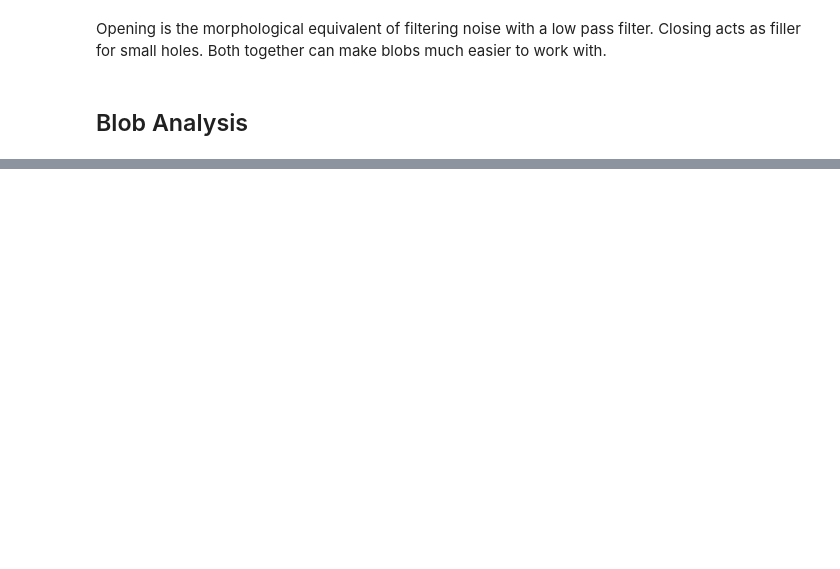
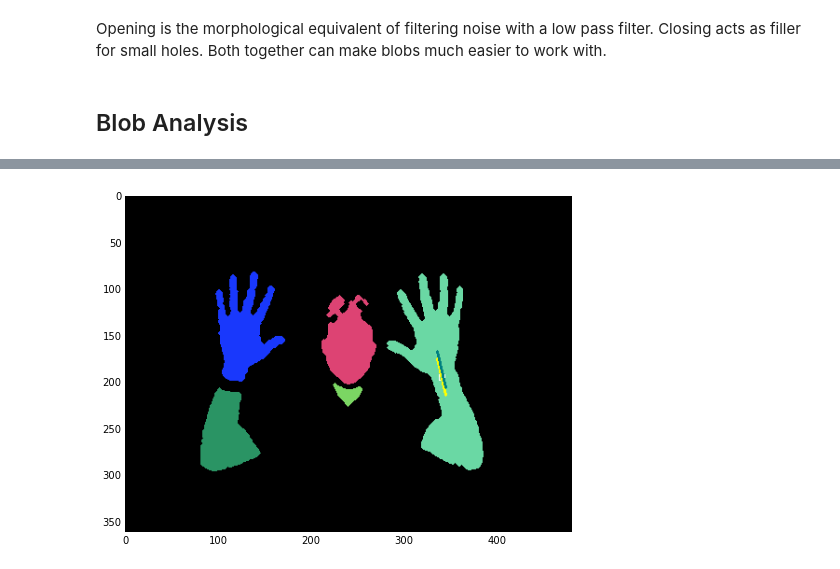
Before and after one commit to chengoldberg/xtr3d-challenge, a Jupyter notebook: notebooks/blob_analysis.ipynb, the cells around one changed output, grey strips where cells are left out. Saved outputs shown, nothing was run; the diff lists cells and outputs as text; code cells hidden in the pictures; blank space fills up the shorter version.

```diff
--- a/notebooks/blob_analysis.ipynb
+++ b/notebooks/blob_analysis.ipynb
@@ -88,0 +216,16 @@ Opening is the morphological equivalent of filtering noise with a low pass filte
+# %%
+pixel_points = pnts_list[3]
+
+#DIST_L1 = 1: |x1-x2| + |y1-y2| */, DIST_L2 = 2: euclidean distance, DIST_C = : max(|x1-x2|,|y1-y2|)
+[vx, vy, x, y] = cv2.fitLine(pixel_points, 1, 0, 0.01, 0.01)
+
+labeled_img_b = np.copy(labeled_img)
+pt1 = (np.array((x, y)) + 20*np.array((vx, vy))).astype('int32')
+pt2 = (np.array((x, y)) - 20*np.array((vx, vy))).astype('int32')
+cv2.line(labeled_img_b, tuple(pt1), tuple(pt2), (0, 128, 128), 2, 8)
+
+plt.figure()
+plt.imshow(labeled_img_b)
+plt.show()
+# %% [output]
+[figure, added]
```
Also changed, not shown: parts of 22 cells of this notebook.
